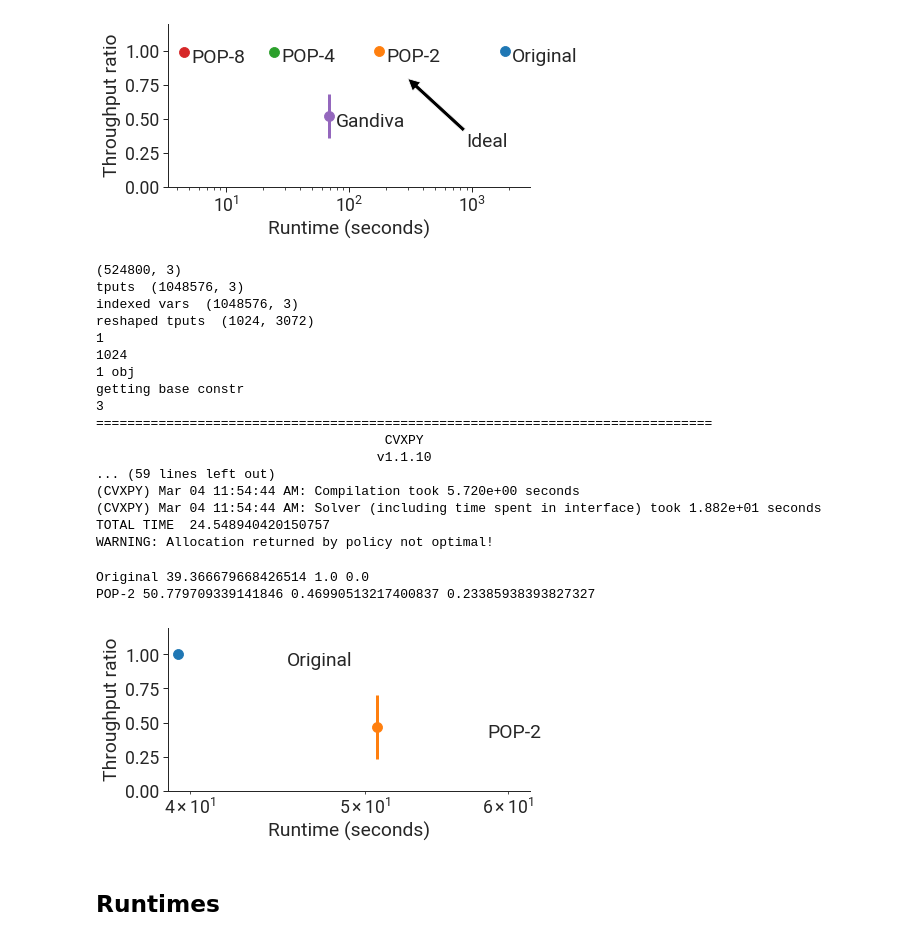
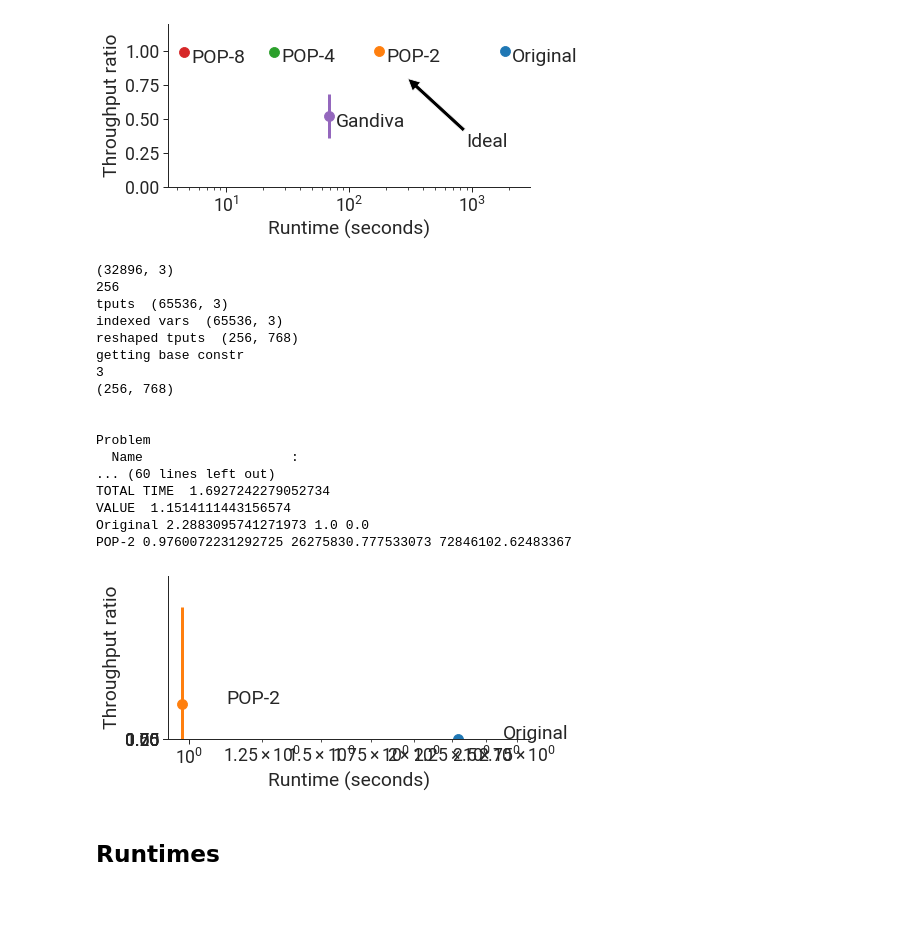
Before and after one commit to akshayka/gavel, a Jupyter notebook: scheduler/notebooks/figures/improved_scalability/max_min_fairness.ipynb, the cells around one changed output. Cells and saved outputs as stored; diff of their text form; code cells hidden in the pictures; blank space fills up the shorter version.

```diff
--- a/scheduler/notebooks/figures/improved_scalability/max_min_fairness.ipynb
+++ b/scheduler/notebooks/figures/improved_scalability/max_min_fairness.ipynb
@@ -127,7 +127,7 @@ def sweep(policy_names_and_num_sub_clusters,
             all_runtimes[num_jobs].append([])
             allocations = []
             for (policy_name, num_sub_clusters) in policy_names_and_num_sub_clusters:
-                policy = utils.get_policy(policy_name, solver='SCS')
+                policy = utils.get_policy(policy_name, solver=solver)
                 allocation, runtime = harness(
                     policy, throughputs,
                     scale_factors,
@@ -200,39 +200,36 @@ Gandiva 68.3949043750763 0.5257595150336349 0.1640541553053958
 # %%
 labels = ['Original', 'POP-2', 'POP-4', 'POP-8', 'Gandiva']
 #all_num_sub_clusters = [1, 2, 4, 8]
 all_num_sub_clusters = [1]
 
 import cvxpy as cp
-cp.set_num_threads(8)
 runtimes, all_effective_throughputs = \
     get_runtimes_and_effective_throughputs('max_min_fairness_packed',
                                            all_num_sub_clusters,
-                                           1024, solver='SCS')
+                                           256, solver='MOSEK')
 
 plot_runtime_vs_effective_throughput_ratios(
     runtimes, all_effective_throughputs, labels,
     output_filename="effective_throughput_ratio_and_runtimes/num_jobs=256.pdf")
 # %% [output]
-(524800, 3)
-tputs  (1048576, 3)
-indexed vars  (1048576, 3)
-reshaped tputs  (1024, 3072)
-1
-1024
-1 obj
+(32896, 3)
+256
+tputs  (65536, 3)
+indexed vars  (65536, 3)
+reshaped tputs  (256, 768)
 getting base constr
 3
-===============================================================================
-                                     CVXPY
-                                    v1.1.10
-... (59 lines left out)
-(CVXPY) Mar 04 11:54:44 AM: Compilation took 5.720e+00 seconds
-(CVXPY) Mar 04 11:54:44 AM: Solver (including time spent in interface) took 1.882e+01 seconds
-TOTAL TIME  24.548940420150757
-WARNING: Allocation returned by policy not optimal!
+(256, 768)
+
+
+Problem
+  Name                   :
+... (60 lines left out)
+TOTAL TIME  1.6927242279052734
+VALUE  1.1514111443156574
+Original 2.2883095741271973 1.0 0.0
+POP-2 0.9760072231292725 26275830.777533073 72846102.62483367
-Original 39.366679668426514 1.0 0.0
-POP-2 50.779709339141846 0.46990513217400837 0.23385938393827327
-[figure, old version]
+[figure, new version]
 # %%
 labels = ['Original', 'POP-2', 'POP-4', 'POP-8', 'Gandiva']
 all_num_sub_clusters = [1, 2, 4, 8]
```
Also changed, not shown: 3 other files.
